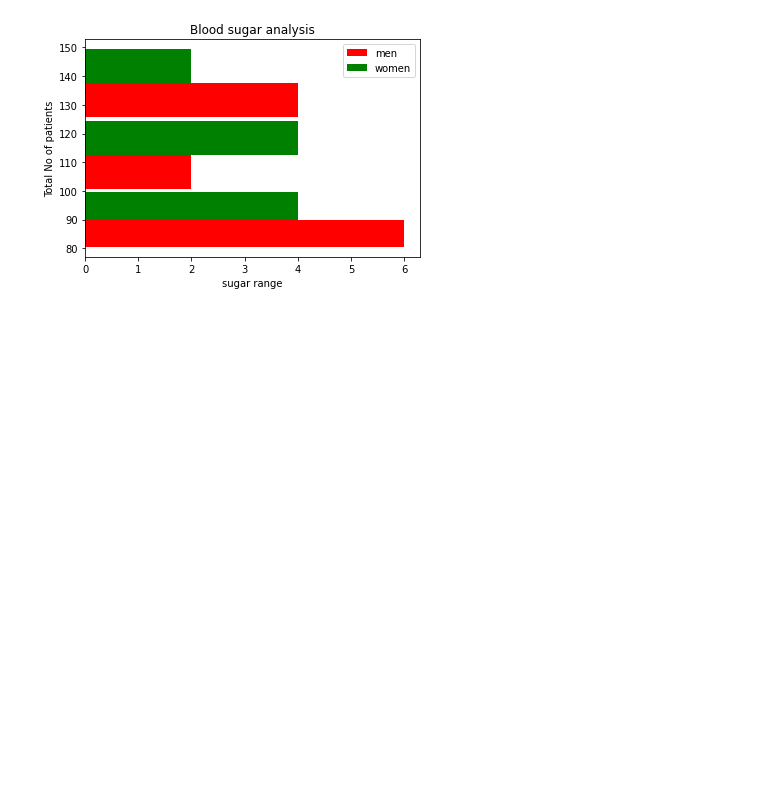
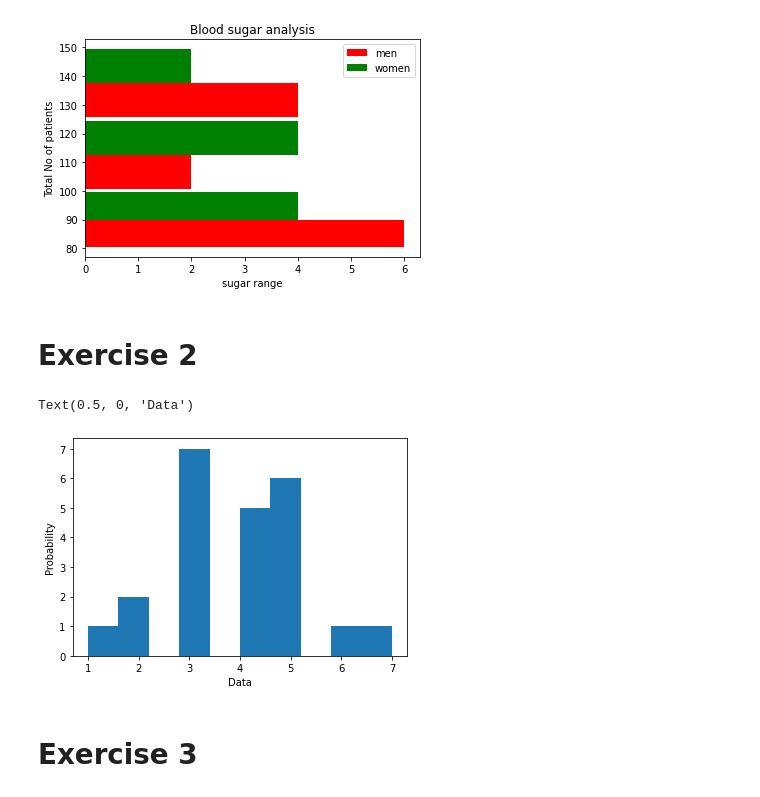
Before and after one commit to pradeepradee1/Data_Visualization, a Jupyter notebook: Matplot/L3_Histgrams_plot.ipynb, the cells around one changed output. Drawn from its saved outputs; the diff is of its cells as text; code cells hidden in the pictures; blank space fills up the shorter version.

```diff
--- a/Matplot/L3_Histgrams_plot.ipynb
+++ b/Matplot/L3_Histgrams_plot.ipynb
@@ -95,3 +87,19 @@ plt.legend()
 # %% [output]
 <matplotlib.legend.Legend at 0x...>
 [figure]
+# %% [markdown]
+# Exercise 2
+# %%
+import numpy as np
+np.random.seed(42)
+x = np.random.normal(size=100)
+x = [1,2,2,3,3,3,3,3,4,4,4,4,5,5,5,5,5,5,3,3,4,6,7]
+# %%
+plt.hist(x)  # density=False would make counts
+plt.ylabel('Probability')
+plt.xlabel('Data')
+# %% [output]
+Text(0.5, 0, 'Data')
+[figure, added]
+# %% [markdown]
+# Exercise 3
```
Also changed, not shown: parts of 5 cells of this notebook, 8 other files.
